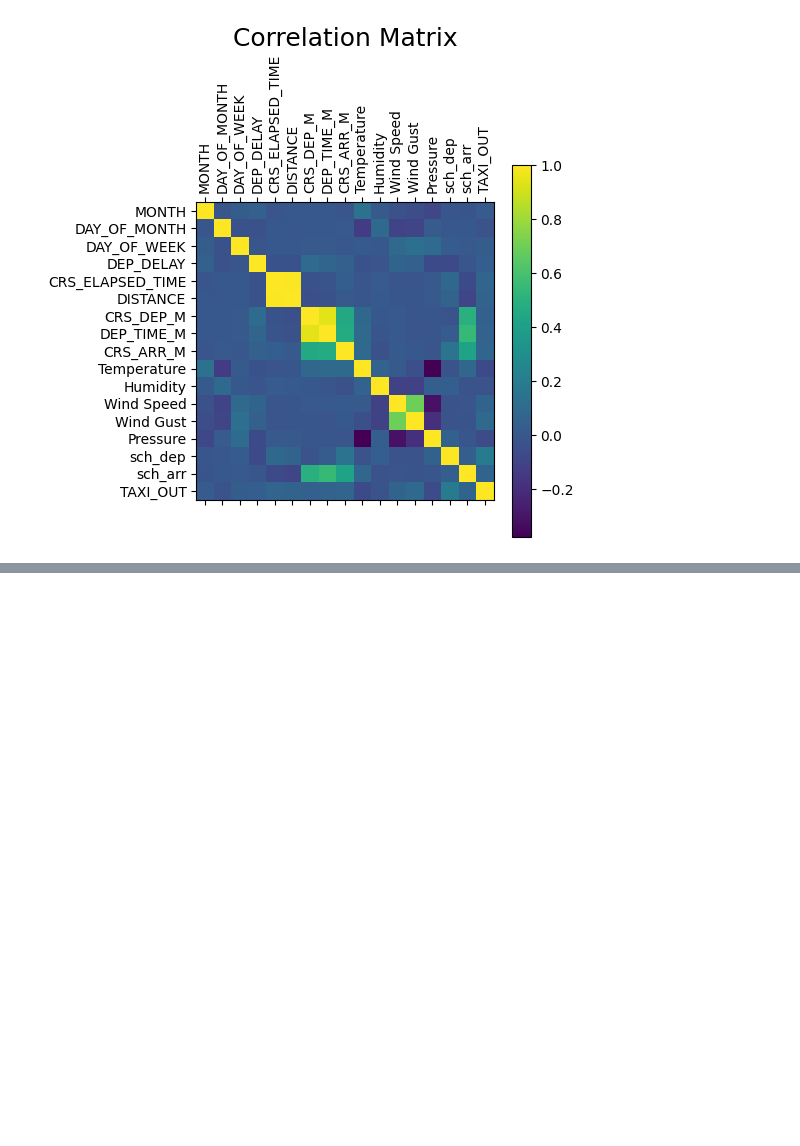
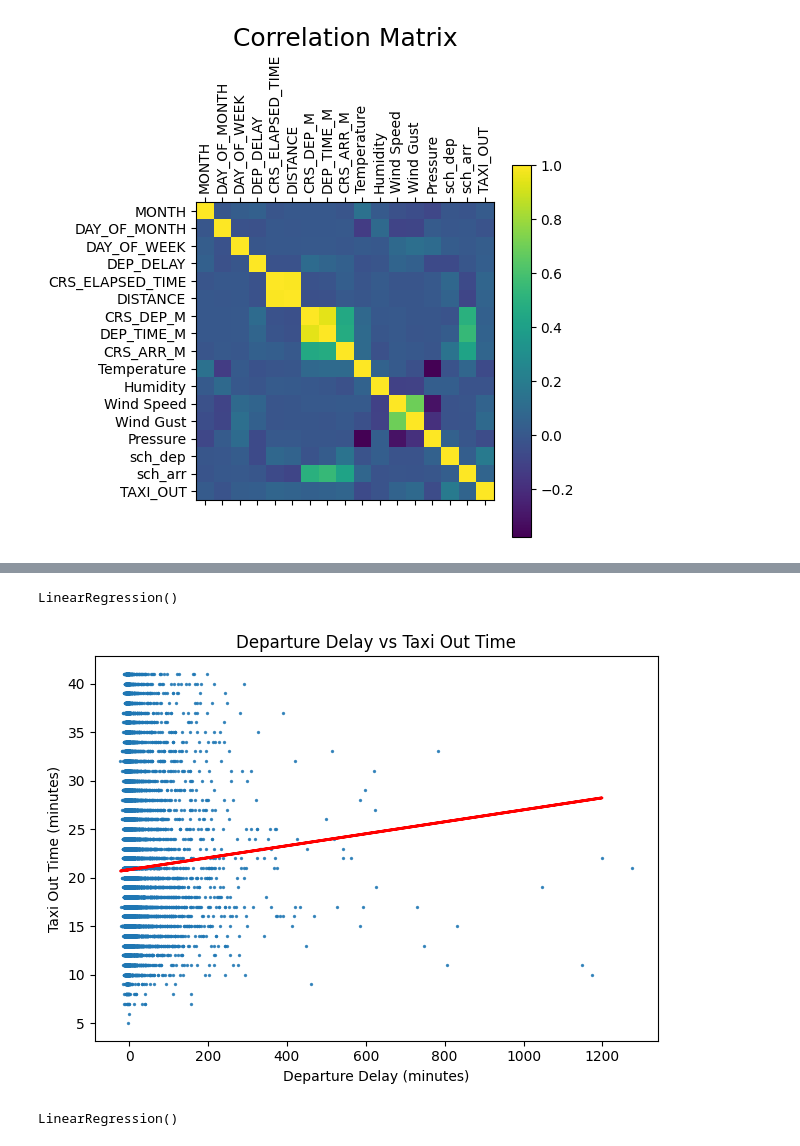
Before and after one commit to pkdc/plane-taxi-out-data-analysis, a Jupyter notebook: taxi-out-analysis.ipynb, the cells around one changed output, grey strips where cells are left out. Saved outputs shown, nothing was run; the diff lists cells and outputs as text; code cells hidden in the pictures; blank space fills up the shorter version.

```diff
--- a/taxi-out-analysis.ipynb
+++ b/taxi-out-analysis.ipynb
@@ -132,0 +135,5 @@ data_dest.plot(kind='bar', ax=ax)
+# %%
+## Modelling
+
+# taxi-out time
+y = data.iloc[:,20].values.reshape(-1,1)
@@ -132,0 +158,36 @@ data_dest.plot(kind='bar', ax=ax)
+# %%
+# Build model for taxi-out time vs departure delay
+X_dep_delay = data.iloc[:, 5].values.reshape(-1,1)
+
+train_X_dep_delay, test_X_dep_delay, train_y_dep_delay, test_y_dep_delay = train_test_split(X_dep_delay, y, test_size=0.2, random_state=32)
+
+lin_reg_dep_delay = LinearRegression()
+lin_reg_dep_delay.fit(X_dep_delay, y)
+# %% [output]
+LinearRegression()
+# %%
+pred_y_dep_delay = lin_reg_dep_delay.predict(test_X_dep_delay)
+data_pred_dep_delay = pd.DataFrame({'Actual': test_y_dep_delay.flatten(), 'Predicted': pred_y_dep_delay.flatten()})
+# data_pred_dep_delay
+# %%
+fig, ax = plt.subplots()
+ax.scatter(X_dep_delay, y, s =2, alpha=0.8)
+ax.plot(test_X_dep_delay, pred_y_dep_delay, color='red', linewidth=2)
+ax.set_title('Departure Delay vs Taxi Out Time')
+ax.set_xlabel('Departure Delay (minutes)')
+ax.set_ylabel('Taxi Out Time (minutes)')
+
+plt.tight_layout()
+
+plt.savefig('dep_delay_vs_taxi_out_time.jpeg')
+# %% [output]
+[figure, added]
+# %%
+# Build model for taxi-out time vs wind speed
+X_ws = data['Wind Speed'].values.reshape(-1,1)
+
+train_X_ws, test_X_ws, train_y_ws, test_y_ws = train_test_split(X_ws, y, test_size=0.2, random_state=32)
+lin_reg_ws = LinearRegression()
+lin_reg_ws.fit(train_X_ws, train_y_ws)
+# %% [output]
+LinearRegression()
```
Also changed, not shown: parts of 6 cells of this notebook, 4 other files.
